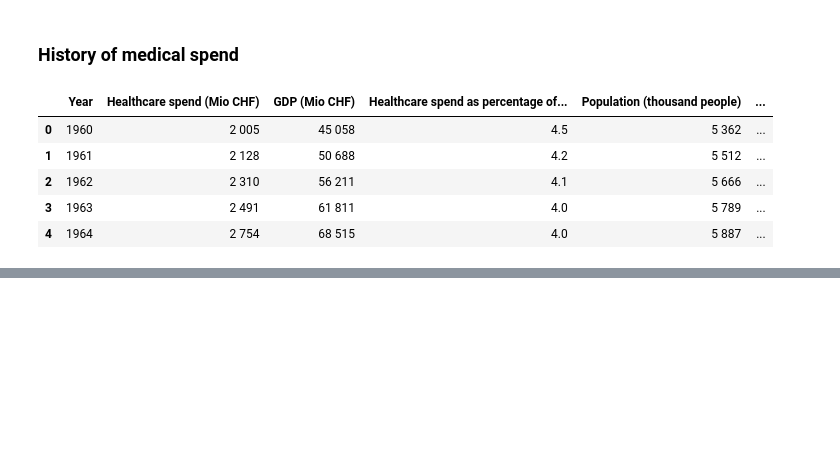
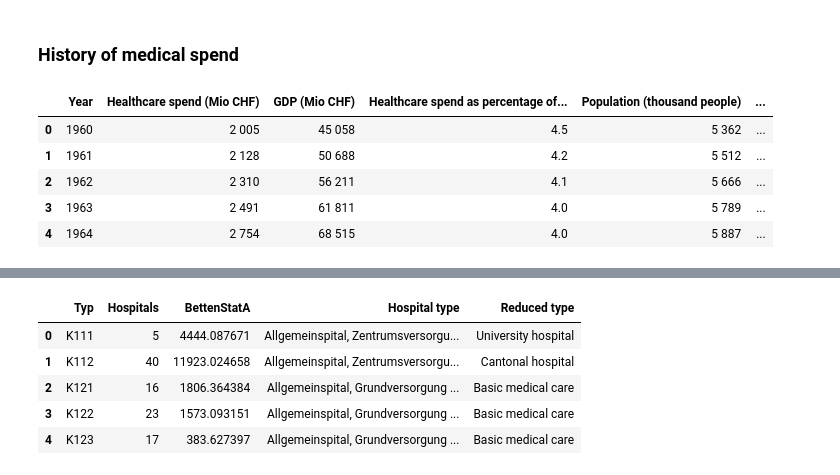
Before and after one commit to 111ark/swiss-hospital-occupancy, a Jupyter notebook: notebooks/Figures_for_introduction.ipynb, the cells around one changed output, grey strips where cells are left out. Drawn from its saved outputs; the diff is of its cells as text; code cells hidden in the pictures; blank space fills up the shorter version.

```diff
--- a/notebooks/Figures_for_introduction.ipynb
+++ b/notebooks/Figures_for_introduction.ipynb
@@ -28,0 +57,8 @@ fig.show()
+# %%
+hospital_types = all_hospitals[['Inst', 'Typ', 'BettenStatA']] \
+    .groupby(by='Typ') \
+        .agg({'Inst': 'count', 'BettenStatA':'sum'}) \
+        .reset_index() \
+        .rename(columns={'Inst': 'Hospitals'})
+
+hospital_types.head()
@@ -28,0 +72,44 @@ fig.show()
+# %%
+type_map = {
+    "K111": "Allgemeinspital, Zentrumsversorgung (Niveau 1, Universitätsspital)",
+    "K112": "Allgemeinspital, Zentrumsversorgung (Niveau 2)",
+    "K121": "Allgemeinspital, Grundversorgung (Niveau 3)",
+    "K122": "Allgemeinspital, Grundversorgung (Niveau 4)",
+    "K123": "Allgemeinspital, Grundversorgung (Niveau 5)",
+    "K211": "Psychiatrische Klinik (Niveau 1)",
+    "K212": "Psychiatrische Klinik (Niveau 2)",
+    "K221": "Rehabilitationsklinik",
+    "K231": "Spezialklinik: Chirurgie",
+    "K232": "Spezialklinik: Gynäkologie / Neonatologie",
+    "K233": "Spezialklinik: Pädiatrie",
+    "K234": "Spezialklinik: Geriatrie",
+    "K235": "Spezialklinik: Diverse"
+}
+
+type_map_reduction = {
+    "K111": "University hospital",
+    "K112": "Cantonal hospital",
+    "K121": "Basic medical care",
+    "K122": "Basic medical care",
+    "K123": "Basic medical care",
+    "K211": "Psychiatric clinic",
+    "K212": "Psychiatric clinic",
+    "K221": "Rehabilitation clinic",
+    "K231": "Specialty clinic",
+    "K232": "Specialty clinic",
+    "K233": "Specialty clinic",
+    "K234": "Specialty clinic",
+    "K235": "Specialty clinic"
+}
+
+hospital_types['Hospital type'] = hospital_types['Typ'].map(type_map)
+hospital_types['Reduced type'] = hospital_types['Typ'].map(type_map_reduction)
+
+hospital_types.head()
+# %% [output]
+|  | Typ | Hospitals | BettenStatA | Hospital type | Reduced type |
+| 0 | K111 | 5 | 4444.087671 | Allgemeinspital, Zentrumsversorgu... | University hospital |
+| 1 | K112 | 40 | 11923.024658 | Allgemeinspital, Zentrumsversorgu... | Cantonal hospital |
+| 2 | K121 | 16 | 1806.364384 | Allgemeinspital, Grundversorgung ... | Basic medical care |
+| 3 | K122 | 23 | 1573.093151 | Allgemeinspital, Grundversorgung ... | Basic medical care |
+| 4 | K123 | 17 | 383.627397 | Allgemeinspital, Grundversorgung ... | Basic medical care |
```
Also changed, not shown: parts of 10 cells of this notebook, 1 other file.
